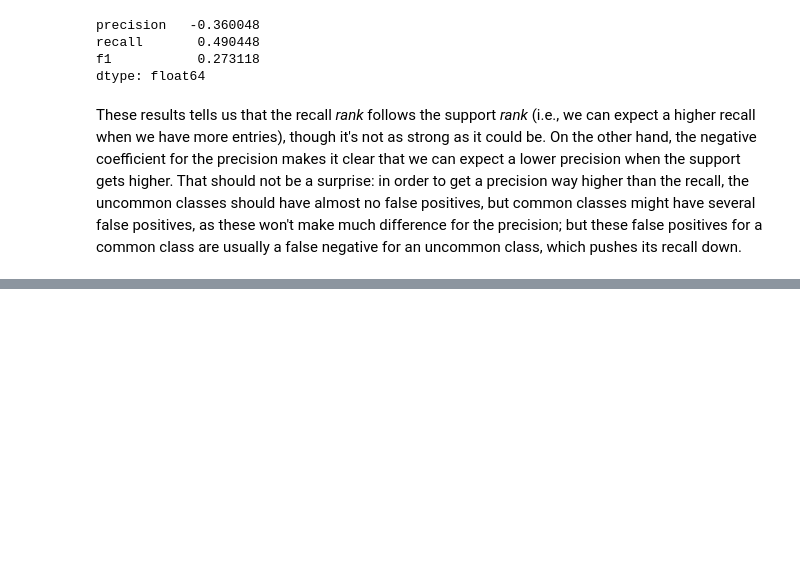
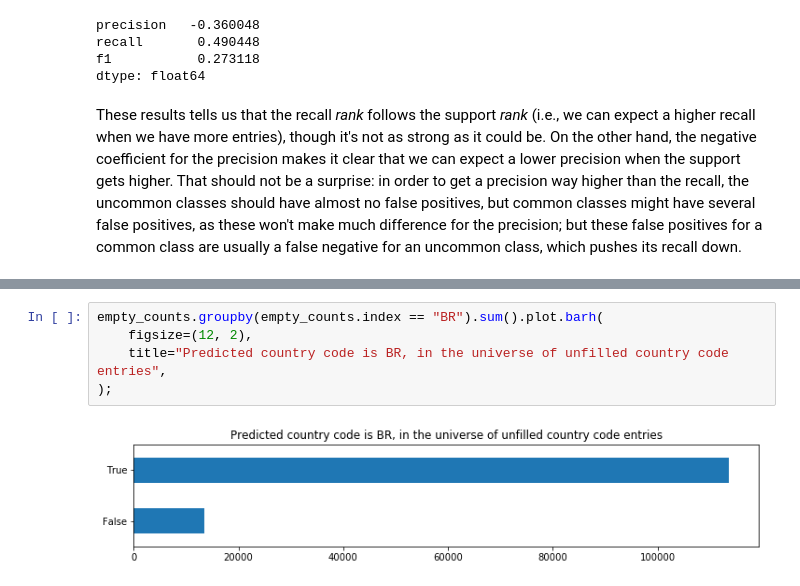
Before and after one commit to scieloorg/normalizations-experiments, a Jupyter notebook: experiments_2019-05_w2v_evaluation.ipynb, the cells around one changed output, grey strips where cells are left out. Saved outputs shown, nothing was run; the diff lists cells and outputs as text; blank space fills up the shorter version.

```diff
--- a/experiments_2019-05_w2v_evaluation.ipynb
+++ b/experiments_2019-05_w2v_evaluation.ipynb
@@ -550,0 +590,7 @@ which pushes its recall down.
+# %%
+empty_counts.groupby(empty_counts.index == "BR").sum().plot.barh(
+    figsize=(12, 2),
+    title="Predicted country code is BR, in the universe of unfilled country code entries",
+);
+# %% [output]
+[figure, added]
```
Also changed, not shown: parts of 22 cells of this notebook.
